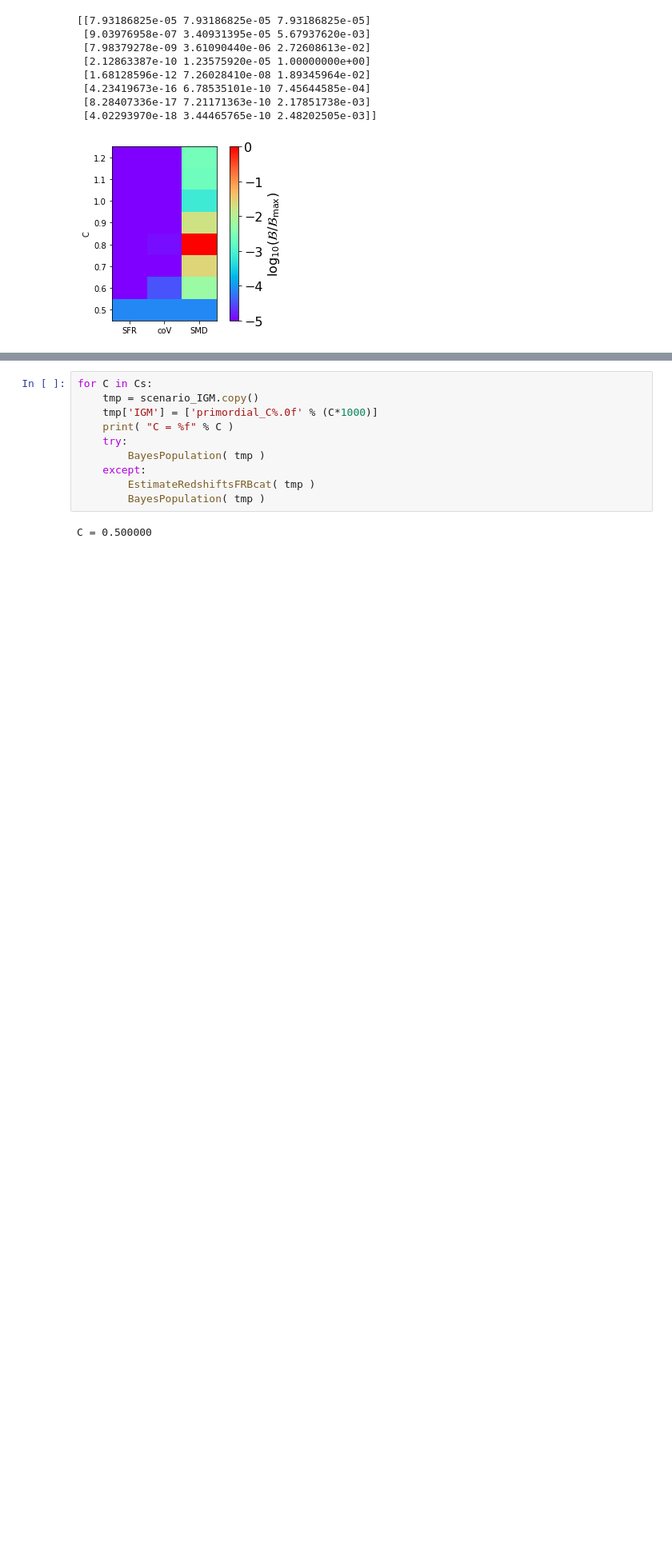
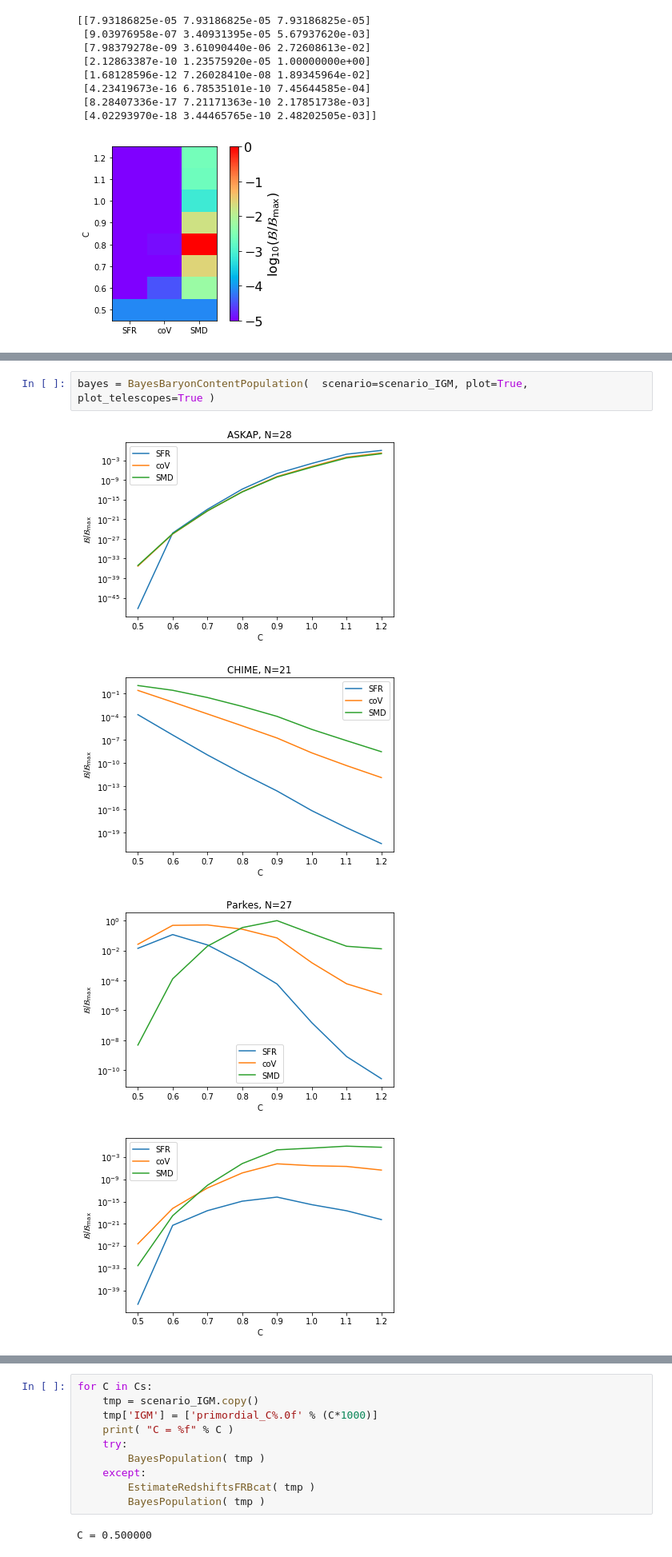
Before and after one commit to FRBs/PreFRBLE, a Jupyter notebook: notebooks/PreFRBLE_BaryonContentInference.ipynb, the cells around one changed output, grey strips where cells are left out. Shown at 80% size. Drawn from its saved outputs; the diff is of its cells as text; blank space fills up the shorter version.

Commit message:
refine joint inference of cosmic population and WHIM density

```diff
--- a/notebooks/PreFRBLE_BaryonContentInference.ipynb
+++ b/notebooks/PreFRBLE_BaryonContentInference.ipynb
@@ -421,0 +569,7 @@ NameError: name 'bayes' is not defined
+# %%
+bayes = BayesBaryonContentPopulation(  scenario=scenario_IGM, plot=True, plot_telescopes=True )
+# %% [output]
+[figure, added]
+[figure, added]
+[figure, added]
+[figure, added]
```
Also changed, not shown: parts of 9 cells of this notebook, 4 other files.
